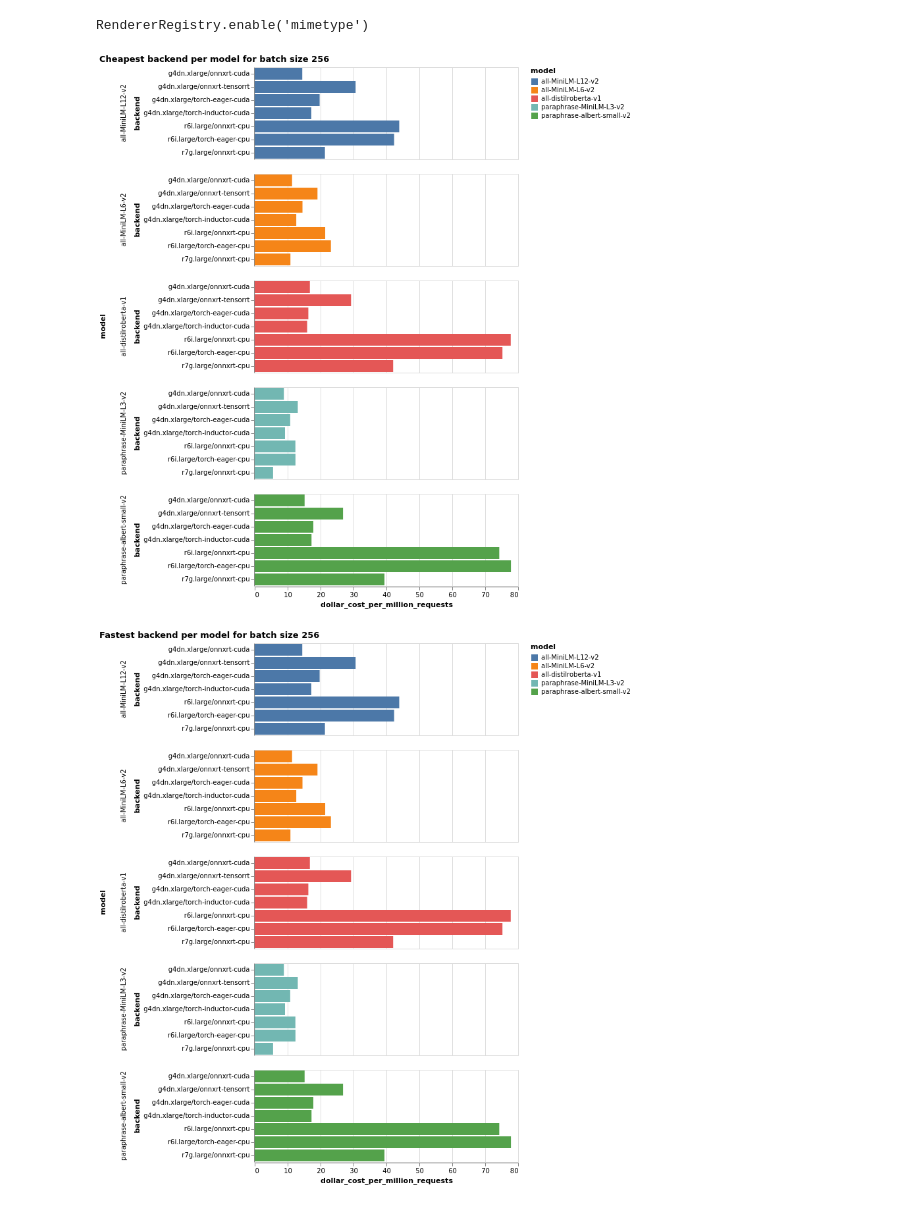
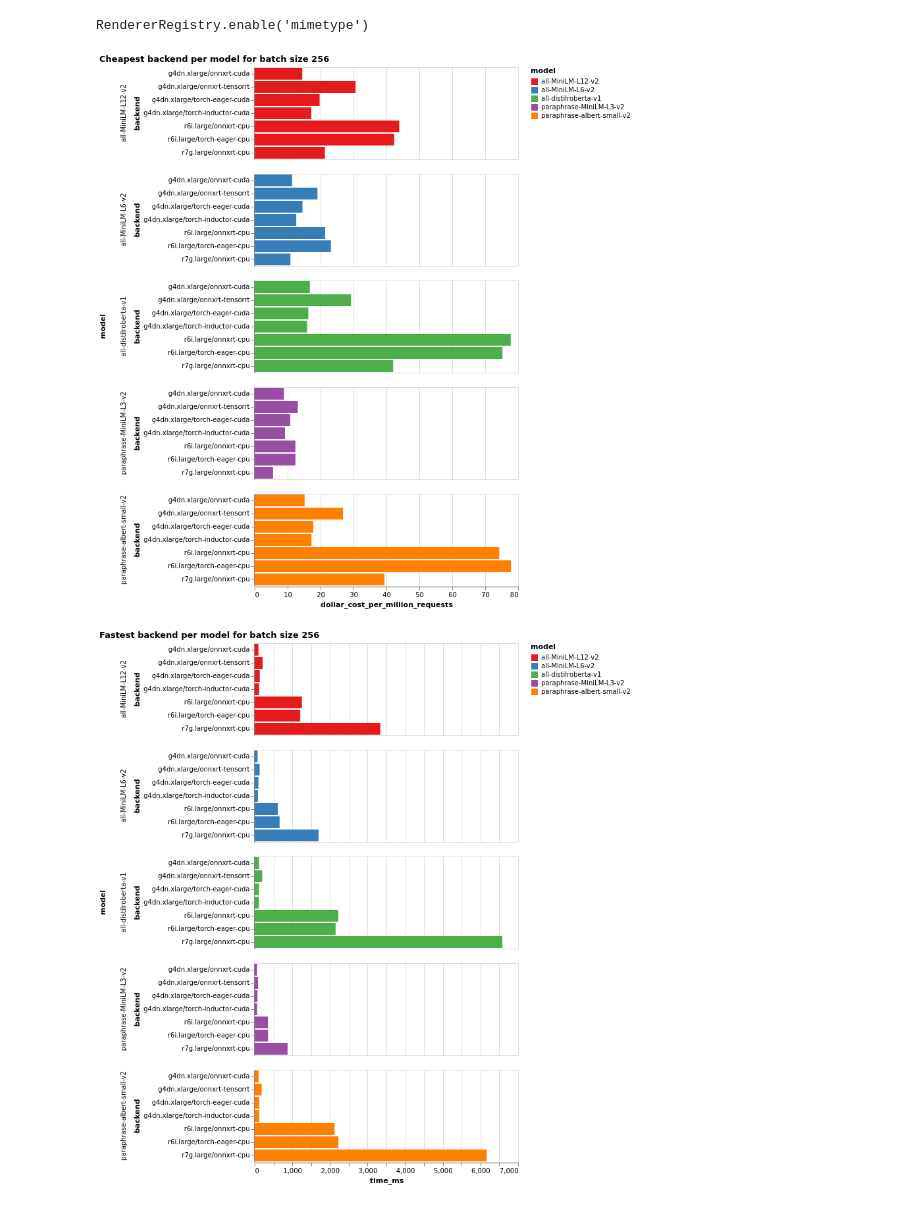
Before and after one commit to octoml/octoml-profile, a Jupyter notebook: examples/sentence_transformers/SentenceTransformerEval.ipynb, the cells around one changed output. Drawn from its saved outputs; the diff is of its cells as text; code cells hidden in the pictures.

Commit message:
update chart images

```diff
--- a/examples/sentence_transformers/SentenceTransformerEval.ipynb
+++ b/examples/sentence_transformers/SentenceTransformerEval.ipynb
@@ -189,15 +189,21 @@ alt.Chart(df[df['batch_size'] == 256]).mark_bar().encode(
     x='dollar_cost_per_million_requests',
     color='model',
     row='model'
-).properties(title='Cheapest backend per model for batch size 256')
+).properties(title='Cheapest backend per model for batch size 256'
+).configure_range(
+    category={'scheme': 'set1'}
+)
 # %% [output]
-[figure, old version]
+[figure, new version]
 # %%
 alt.Chart(df[df['batch_size'] == 256]).mark_bar().encode(
     y='backend',
-    x='dollar_cost_per_million_requests',
+    x='time_ms',
     color='model',
     row='model',
-).properties(title='Fastest backend per model for batch size 256')
+).properties(title='Fastest backend per model for batch size 256'
+).configure_range(
+    category={'scheme': 'set1'}
+)
 # %% [output]
-[figure, old version]
+[figure, new version]
```
Also changed, not shown: parts of 6 cells of this notebook.
